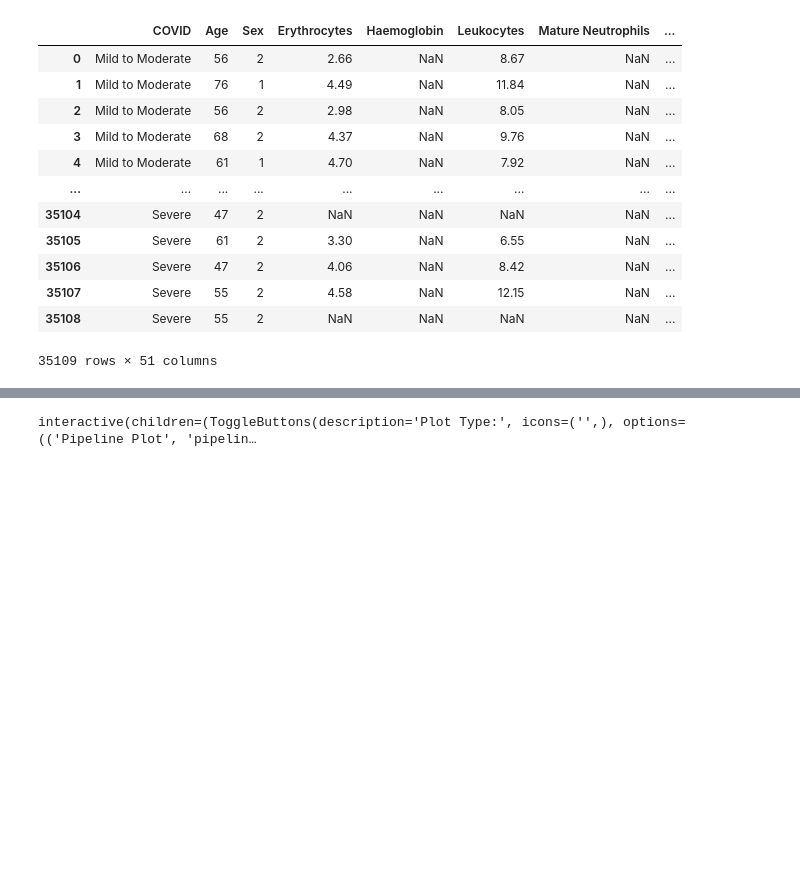
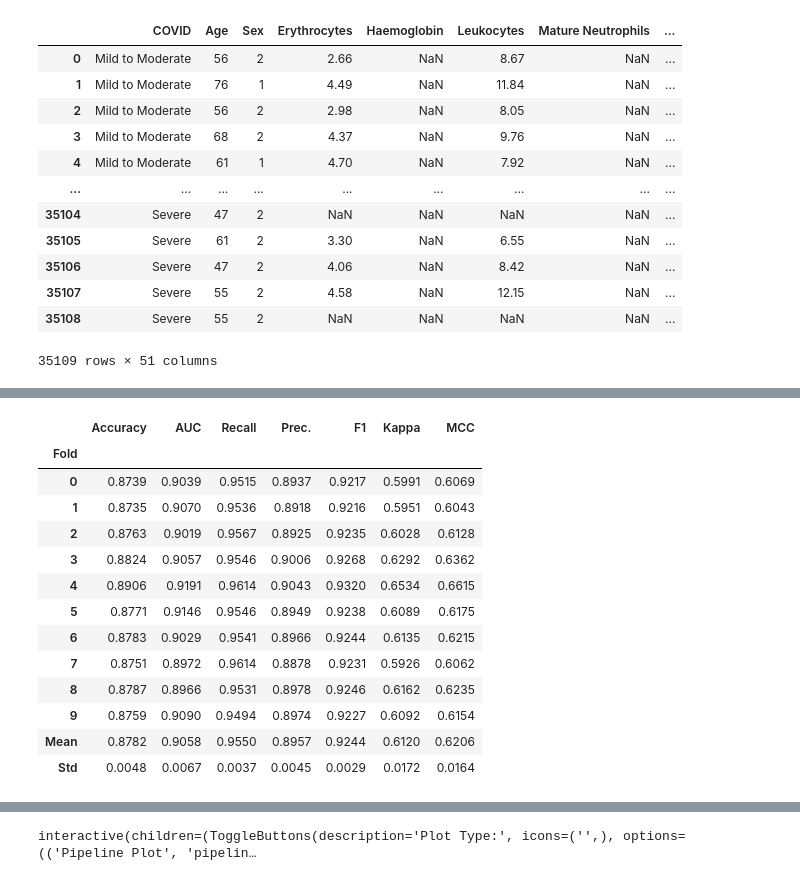
Before and after one commit to COVID-19-Severity/DataSet, a Jupyter notebook: COVID19_Machine_Learning_Biomarkers.ipynb, the cells around one changed output, grey strips where cells are left out. Drawn from its saved outputs; the diff is of its cells as text; code cells hidden in the pictures; blank space fills up the shorter version.

```diff
--- a/COVID19_Machine_Learning_Biomarkers.ipynb
+++ b/COVID19_Machine_Learning_Biomarkers.ipynb
@@ -175,0 +196,4 @@ model_lightgbm = classification.create_model("lightgbm")
+# %%
+# Third: The Random Forest Classifier (rf) model third the best performance.
+model_rf = classification.create_model("rf")
+# %% [output]
@@ -175,0 +201,14 @@ model_lightgbm = classification.create_model("lightgbm")
+|  | Accuracy | AUC | Recall | Prec. | F1 | Kappa | MCC |
+| Fold |  |  |  |  |  |  |  |
+| 0 | 0.8739 | 0.9039 | 0.9515 | 0.8937 | 0.9217 | 0.5991 | 0.6069 |
+| 1 | 0.8735 | 0.9070 | 0.9536 | 0.8918 | 0.9216 | 0.5951 | 0.6043 |
+| 2 | 0.8763 | 0.9019 | 0.9567 | 0.8925 | 0.9235 | 0.6028 | 0.6128 |
+| 3 | 0.8824 | 0.9057 | 0.9546 | 0.9006 | 0.9268 | 0.6292 | 0.6362 |
+| 4 | 0.8906 | 0.9191 | 0.9614 | 0.9043 | 0.9320 | 0.6534 | 0.6615 |
+| 5 | 0.8771 | 0.9146 | 0.9546 | 0.8949 | 0.9238 | 0.6089 | 0.6175 |
+| 6 | 0.8783 | 0.9029 | 0.9541 | 0.8966 | 0.9244 | 0.6135 | 0.6215 |
+| 7 | 0.8751 | 0.8972 | 0.9614 | 0.8878 | 0.9231 | 0.5926 | 0.6062 |
+| 8 | 0.8787 | 0.8966 | 0.9531 | 0.8978 | 0.9246 | 0.6162 | 0.6235 |
+| 9 | 0.8759 | 0.9090 | 0.9494 | 0.8974 | 0.9227 | 0.6092 | 0.6154 |
+| Mean | 0.8782 | 0.9058 | 0.9550 | 0.8957 | 0.9244 | 0.6120 | 0.6206 |
+| Std | 0.0048 | 0.0067 | 0.0037 | 0.0045 | 0.0029 | 0.0172 | 0.0164 |
```
Also changed, not shown: parts of 16 cells of this notebook.
